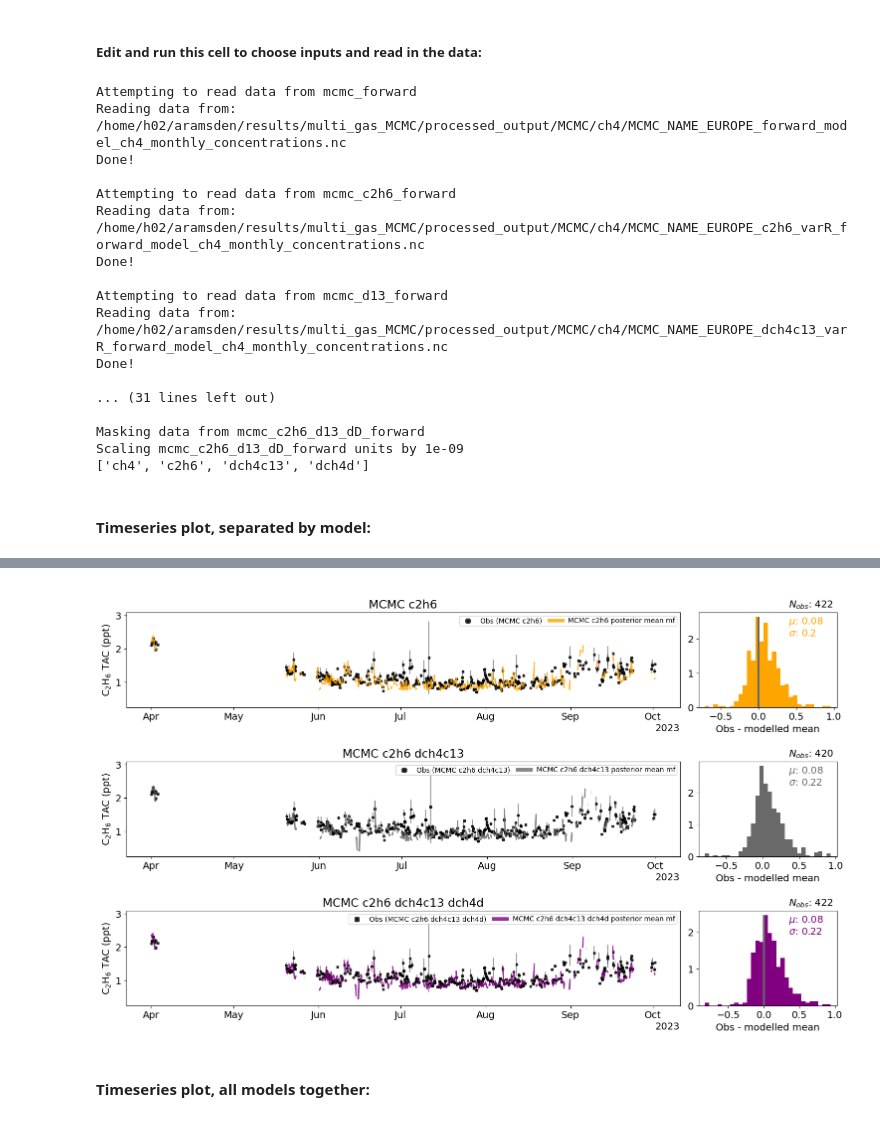
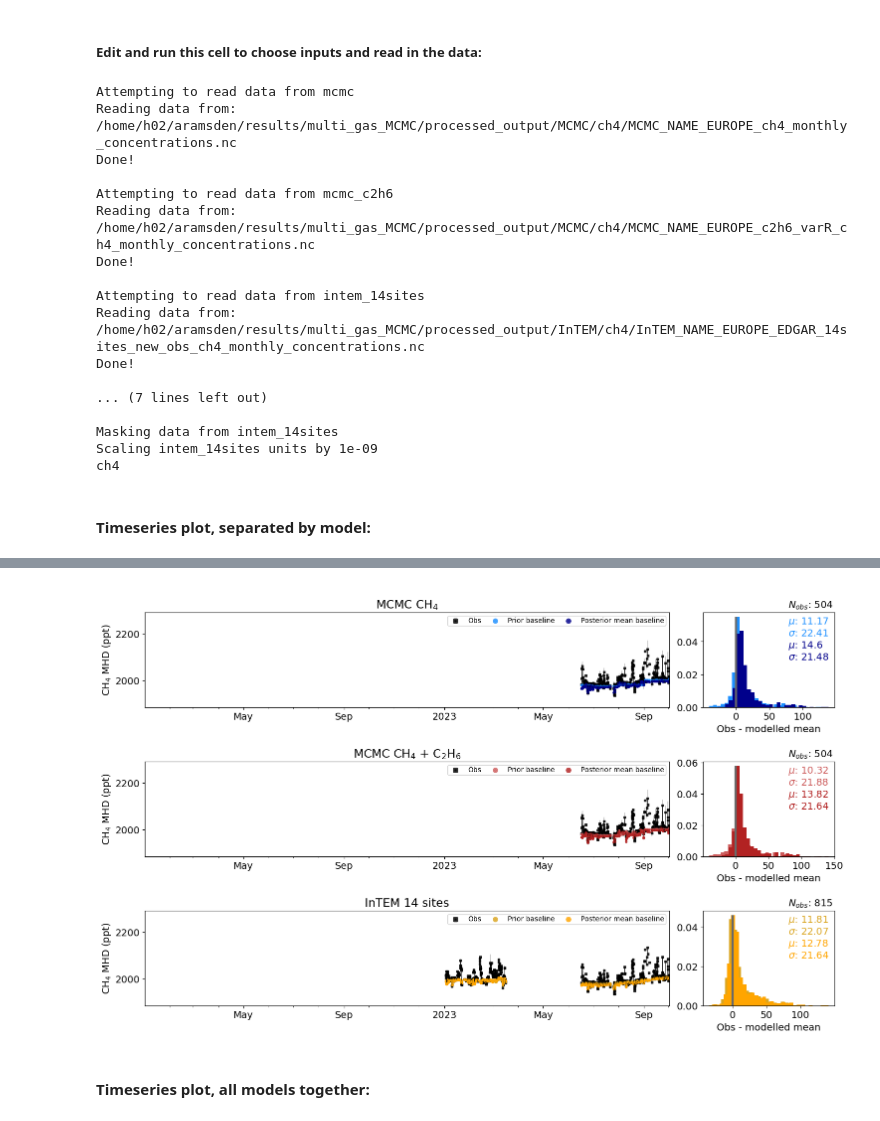
Before and after one commit to openghg/fluxie, a Jupyter notebook: PARIS_inversion_results.ipynb, the cells around one changed output, grey strips where cells are left out. Cells and saved outputs as stored; diff of their text form; code cells hidden in the pictures.

```diff
--- a/PARIS_inversion_results.ipynb
+++ b/PARIS_inversion_results.ipynb
@@ -77,13 +92,13 @@ plot_regions = ['SE-ENGLAND','UK','IRELAND','FRANCE','BELGIUM'] #works best with
 #models = ['mcmc','mcmc_filtering','mcmc_new_model_error','mcmc_fixedbc','mcmc_fixed_outer',
 #         'mcmc_old_setup','intem']
 #models = ['mcmc','mcmc_d13','mcmc_d13_fixedR','intem_14sites']
-models = ['mcmc','mcmc_c2h6_totalbasis','mcmc_c2h6_d13']
+models = ['mcmc','mcmc_c2h6','intem_14sites']
 #models = ['mcmc_d13_varR','mcmc_d13_varR_flatbyregion','mcmc_d13_varR_flatbyregion_lowmoderror']
 #models = ['mcmc_noicos','mcmc_d13_varR_noicos','mcmc_d13_dD_varR_noicos']
 
 period_override = None #use to override standard inversion periods, must be a list the same length as models, e.g. ['monthly','yearly']
-start_date = '2023-01-01' #inclusive
-end_date = '2023-12-01' #not inclusive
+start_date = '2022-01-01' #inclusive
+end_date = '2023-10-01' #not inclusive
 ###################################
 
 ds_all_flux = func.read_flux(data_dir,species,models,model_filenames,period_override=period_override)
@@ -187,18 +202,17 @@ fig.savefig(output_path,bbox_inches='tight',pad_inches=0.2,dpi=300)
 ### edit variables in this block
 species = 'ch4'
 plot_species = 'ch4'
-site = 'TAC'
+site = 'MHD'
 #models = ['mcmc_forward','mcmc_c2h6_forward','mcmc_d13_forward','mcmc_c2h6_d13_forward',
 #          'mcmc_d13_dD_forward','mcmc_c2h6_d13_dD_forward']
 
-models = ['mcmc_forward','mcmc_c2h6_forward','mcmc_d13_forward',
-          'mcmc_c2h6_d13_forward','mcmc_d13_dD_forward','mcmc_c2h6_d13_dD_forward']
+models = ['mcmc','mcmc_c2h6','intem_14sites']
 #models = ['mcmc_d13_varR','mcmc_d13_varR_flatbyregion','mcmc_d13_varR_flatbyregion_lowmoderror']
 #models = ['intem_14sites','mcmc','mcmc_d13','mcmc_d13_fixedR']
 #models = ['intem','mcmc_prop-uncert','mcmc_prop-uncert-high-MHDbc_fixed-outer','mcmc_prop-uncert-high-MHDbc_fixed-outer_filtered']
 period_override = None #use to override standard inversion periods, must be a list the same length as models, e.g. ['monthly','yearly']
 start_date = '2022-01-01' #inclusive
-end_date = '2022-05-01'   #not inclusive
+end_date = '2023-10-01'   #not inclusive
 
 baseline_site = None #'MHD', 'JFJ' or 'CMN'. If None, does not mask by baseline time
 ###################################
@@ -223,34 +237,33 @@ ds_all_mf_sliced = {}
 
 for m in models:
     ds_all_mf_sliced[m] = func.slice_mf({m:ds_all_mf[m]},start_date,end_date,site,baseline_site=baseline_site,
-                              data_dir=data_dir,
-                              scale_units=True,species=plot_species)[m]
+                              data_dir=data_dir,scale_units=True,species=plot_species,
+                              remove_missing_timestamps=False)[m]
 # %% [output]
-Attempting to read data from mcmc_forward
-Reading data from: /home/h02/aramsden/results/multi_gas_MCMC/processed_output/MCMC/ch4/MCMC_NAME_EUROPE_forward_model_ch4_monthly_concentrations.nc
+Attempting to read data from mcmc
+Reading data from: /home/h02/aramsden/results/multi_gas_MCMC/processed_output/MCMC/ch4/MCMC_NAME_EUROPE_ch4_monthly_concentrations.nc
 Done!
 
-Attempting to read data from mcmc_c2h6_forward
-Reading data from: /home/h02/aramsden/results/multi_gas_MCMC/processed_output/MCMC/ch4/MCMC_NAME_EUROPE_c2h6_varR_forward_model_ch4_monthly_concentrations.nc
+Attempting to read data from mcmc_c2h6
+Reading data from: /home/h02/aramsden/results/multi_gas_MCMC/processed_output/MCMC/ch4/MCMC_NAME_EUROPE_c2h6_varR_ch4_monthly_concentrations.nc
 Done!
 
-Attempting to read data from mcmc_d13_forward
-Reading data from: /home/h02/aramsden/results/multi_gas_MCMC/processed_output/MCMC/ch4/MCMC_NAME_EUROPE_dch4c13_varR_forward_model_ch4_monthly_concentrations.nc
+Attempting to read data from intem_14sites
+Reading data from: /home/h02/aramsden/results/multi_gas_MCMC/processed_output/InTEM/ch4/InTEM_NAME_EUROPE_EDGAR_14sites_new_obs_ch4_monthly_concentrations.nc
 Done!
 
-... (31 lines left out)
+... (7 lines left out)
 
-Masking data from mcmc_c2h6_d13_dD_forward
-Scaling mcmc_c2h6_d13_dD_forward units by 1e-09
-['ch4', 'c2h6', 'dch4c13', 'dch4d']
+Masking data from intem_14sites
+Scaling intem_14sites units by 1e-09
+ch4
 # %% [markdown]
 #### Timeseries plot, separated by model:
 # %%
 fig = func.plot_obs_modelled_separate(ds_all_mf_sliced,plot_species,site,model_labels,
                                       model_colors,
-                             include=['Yobs','Yapost'],
-                             diff_include=['Yapost'])
-                             #y_lim=[-49,-47])
+                             include=['Yobs','YaprioriBC','YapostBC'],
+                             diff_include=['YaprioriBC','YapostBC'],line_plot_with_scatter=True)
 
 ###################################
 ### Instructions for timeseries plotting:
@@ -266,4 +280,4 @@ WARNING: uYobs_repeatability is not present in mcmc_c2h6_d13_dD_forward. uYobs i
 NOTE: If all the data is not within axis limits, adjust the set_ylim
 NOTE: If annotations in the histograms are not displaying correctly, adjust annotate_coords.
-[figure, old version]
+[figure, new version]
 # %%
```
Also changed, not shown: parts of 6 cells of this notebook, 2 other files.
